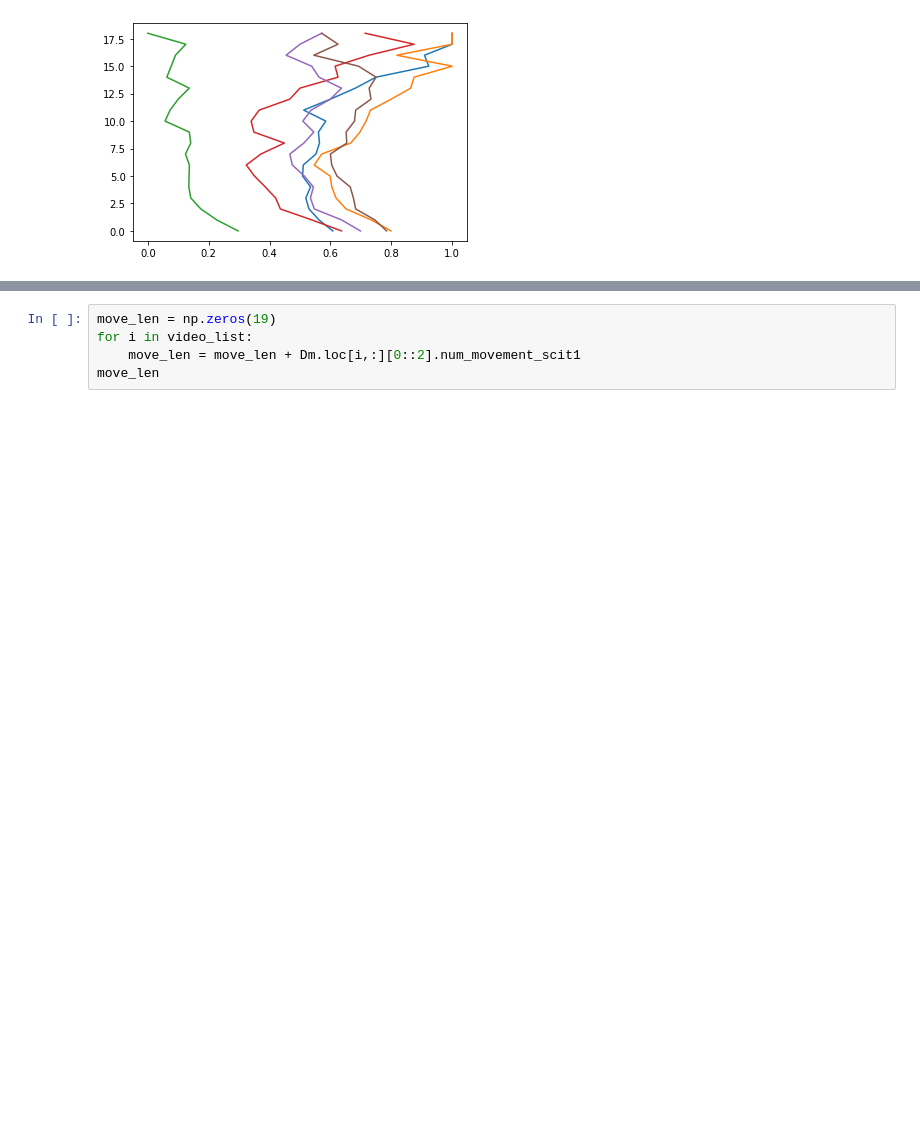
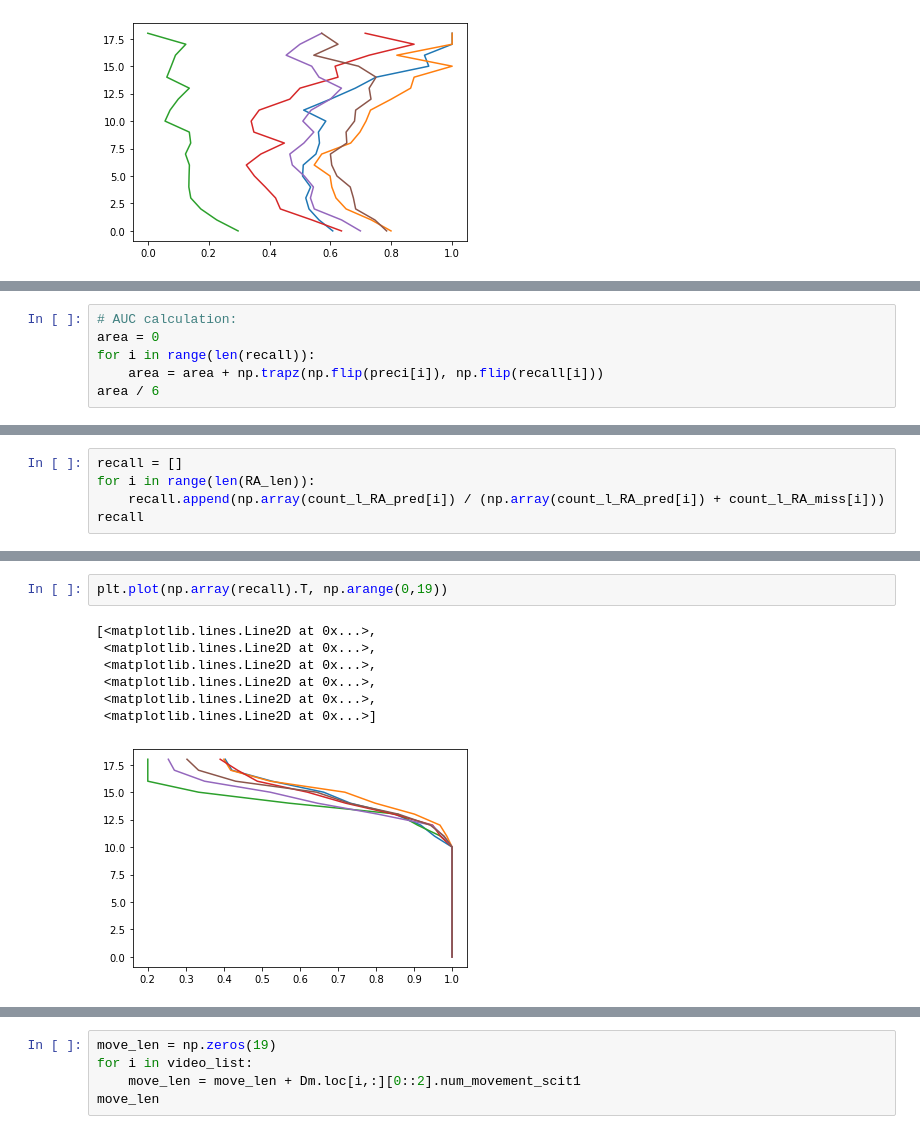
Before and after one commit to buyanyun/video-analysis-testing, a Jupyter notebook: extracting_feature_ipynb_version_abstract.ipynb, the cells around one changed output, grey strips where cells are left out. Drawn from its saved outputs; the diff is of its cells as text; blank space fills up the shorter version.

```diff
--- a/extracting_feature_ipynb_version_abstract.ipynb
+++ b/extracting_feature_ipynb_version_abstract.ipynb
@@ -361,0 +379,6 @@ plt.plot(np.array(recall).T, np.array(preci).T)
+# %%
+# AUC calculation:
+area = 0
+for i in range(len(recall)):
+    area = area + np.trapz(np.flip(preci[i]), np.flip(recall[i]))
+area / 6
@@ -361,0 +464,5 @@ plt.plot(np.array(recall).T, np.array(preci).T)
+# %%
+recall = []
+for i in range(len(RA_len)):
+    recall.append(np.array(count_l_RA_pred[i]) / (np.array(count_l_RA_pred[i]) + count_l_RA_miss[i]))
+recall
@@ -361,0 +494,10 @@ plt.plot(np.array(recall).T, np.array(preci).T)
+# %%
+plt.plot(np.array(recall).T, np.arange(0,19))
+# %% [output]
+[<matplotlib.lines.Line2D at 0x...>,
+ <matplotlib.lines.Line2D at 0x...>,
+ <matplotlib.lines.Line2D at 0x...>,
+ <matplotlib.lines.Line2D at 0x...>,
+ <matplotlib.lines.Line2D at 0x...>,
+ <matplotlib.lines.Line2D at 0x...>]
+[figure, added]
```
Also changed, not shown: parts of 25 cells of this notebook, 4 other files.
